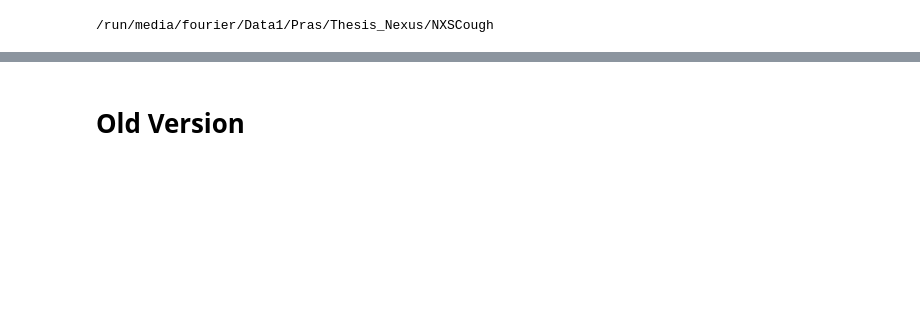
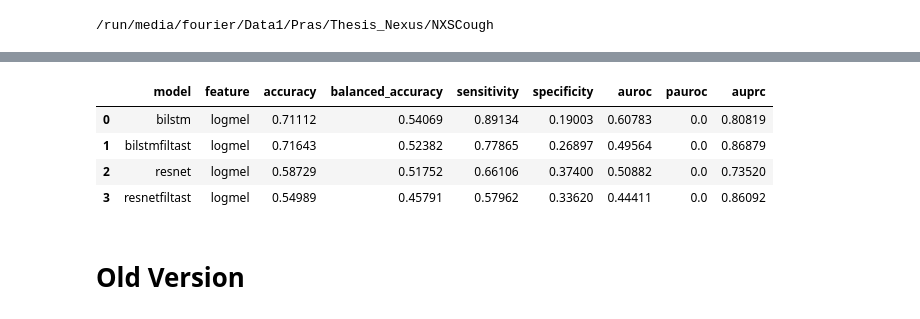
Before and after one commit to arkiven4/NXSCough, a Jupyter notebook: notebooks/compare_resultlogs.ipynb, the cells around one changed output, grey strips where cells are left out. Drawn from its saved outputs; the diff is of its cells as text; code cells hidden in the pictures; blank space fills up the shorter version.

```diff
--- a/notebooks/compare_resultlogs.ipynb
+++ b/notebooks/compare_resultlogs.ipynb
@@ -139,3 +147,11 @@ df_cirdz
+# %%
+df_tbscreen
+# %% [output]
+|  | model | feature | accuracy | balanced_accuracy | sensitivity | specificity | auroc | pauroc | auprc |
+| 0 | bilstm | logmel | 0.71112 | 0.54069 | 0.89134 | 0.19003 | 0.60783 | 0.0 | 0.80819 |
+| 1 | bilstmfiltast | logmel | 0.71643 | 0.52382 | 0.77865 | 0.26897 | 0.49564 | 0.0 | 0.86879 |
+| 2 | resnet | logmel | 0.58729 | 0.51752 | 0.66106 | 0.37400 | 0.50882 | 0.0 | 0.73520 |
+| 3 | resnetfiltast | logmel | 0.54989 | 0.45791 | 0.57962 | 0.33620 | 0.44411 | 0.0 | 0.86092 |
 # %%
 models = df['model'].unique()
 metrics = {
```
Also changed, not shown: parts of 4 cells of this notebook, 8 other files.
